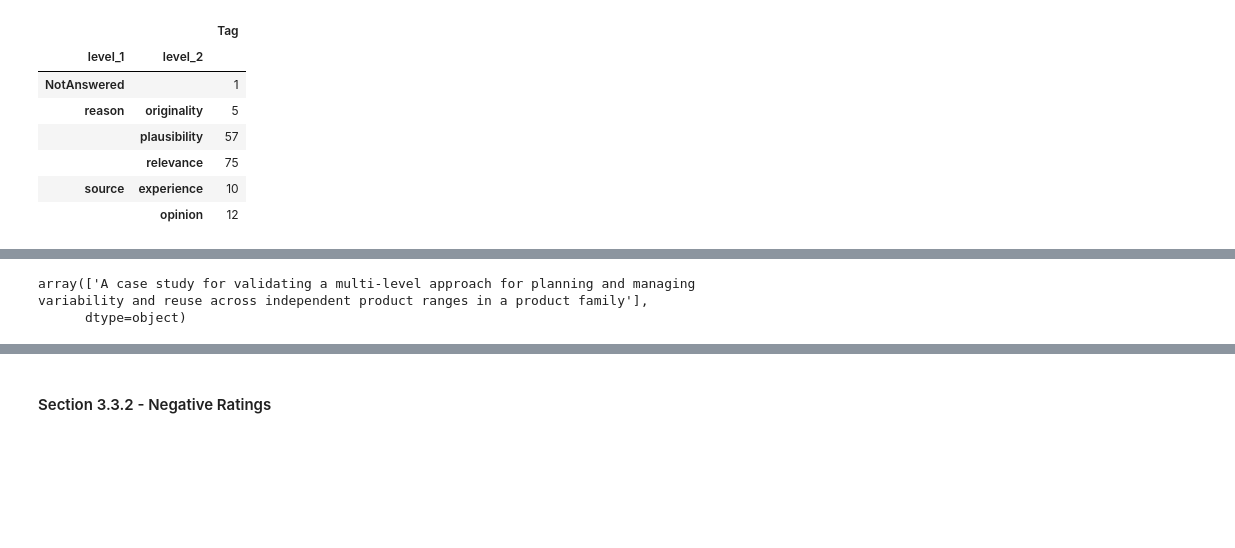
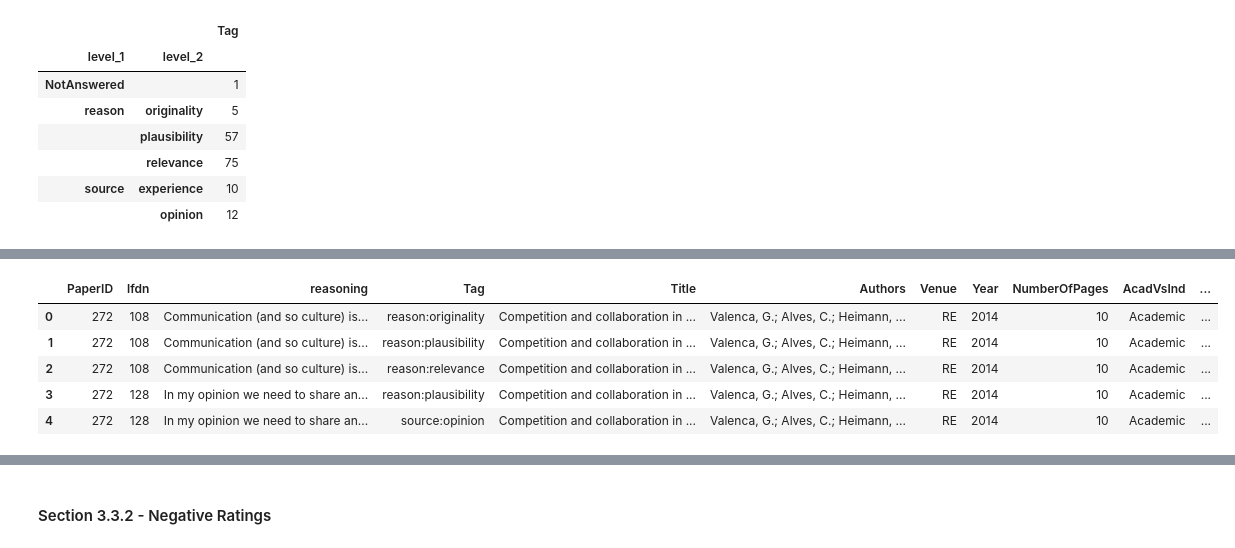
Before and after one commit to mendezfe/repract2018, a Jupyter notebook: notebooks/codedtruth/bsc-chapter-3-section-3.ipynb, the cells around one changed output, grey strips where cells are left out. Saved outputs shown, nothing was run; the diff lists cells and outputs as text; code cells hidden in the pictures; blank space fills up the shorter version.

```diff
--- a/notebooks/codedtruth/bsc-chapter-3-section-3.ipynb
+++ b/notebooks/codedtruth/bsc-chapter-3-section-3.ipynb
@@ -74,5 +94,9 @@ split_tags(pos).groupby(['level_1', 'level_2']).count()[['Tag']]
 # %%
-pos[pos.PaperID == 18].merge(papers).Summary.values
+pos[pos.PaperID == 272].merge(papers)
 # %% [output]
-array(['A case study for validating a multi-level approach for planning and managing variability and reuse across independent product ranges in a product family'],
-      dtype=object)
+|  | PaperID | lfdn | reasoning | Tag | Title | Authors | Venue | Year | NumberOfPages | AcadVsInd | ... |
+| 0 | 272 | 108 | Communication (and so culture) is... | reason:originality | Competition and collaboration in ... | Valenca, G.; Alves, C.; Heimann, ... | RE | 2014 | 10 | Academic | ... |
+| 1 | 272 | 108 | Communication (and so culture) is... | reason:plausibility | Competition and collaboration in ... | Valenca, G.; Alves, C.; Heimann, ... | RE | 2014 | 10 | Academic | ... |
+| 2 | 272 | 108 | Communication (and so culture) is... | reason:relevance | Competition and collaboration in ... | Valenca, G.; Alves, C.; Heimann, ... | RE | 2014 | 10 | Academic | ... |
+| 3 | 272 | 128 | In my opinion we need to share an... | reason:plausibility | Competition and collaboration in ... | Valenca, G.; Alves, C.; Heimann, ... | RE | 2014 | 10 | Academic | ... |
+| 4 | 272 | 128 | In my opinion we need to share an... | source:opinion | Competition and collaboration in ... | Valenca, G.; Alves, C.; Heimann, ... | RE | 2014 | 10 | Academic | ... |
```
Also changed, not shown: parts of 9 cells of this notebook.
